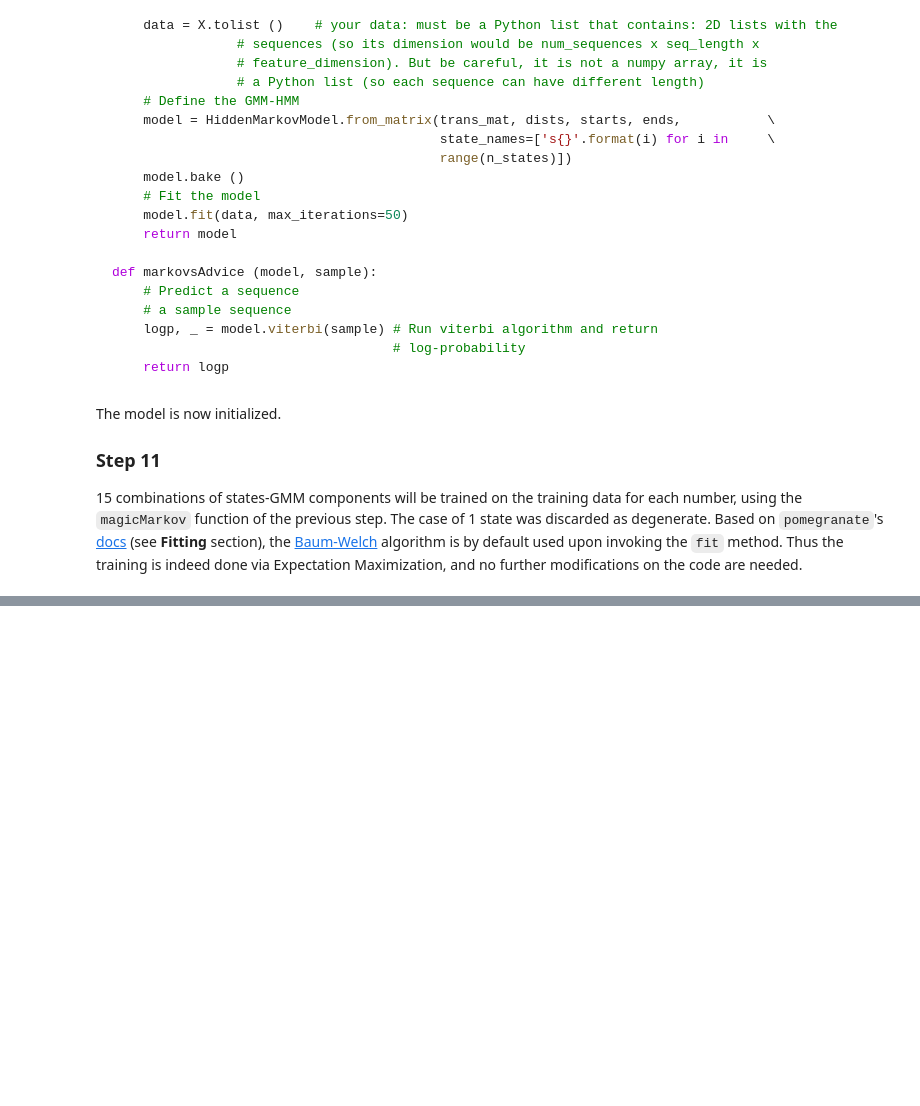
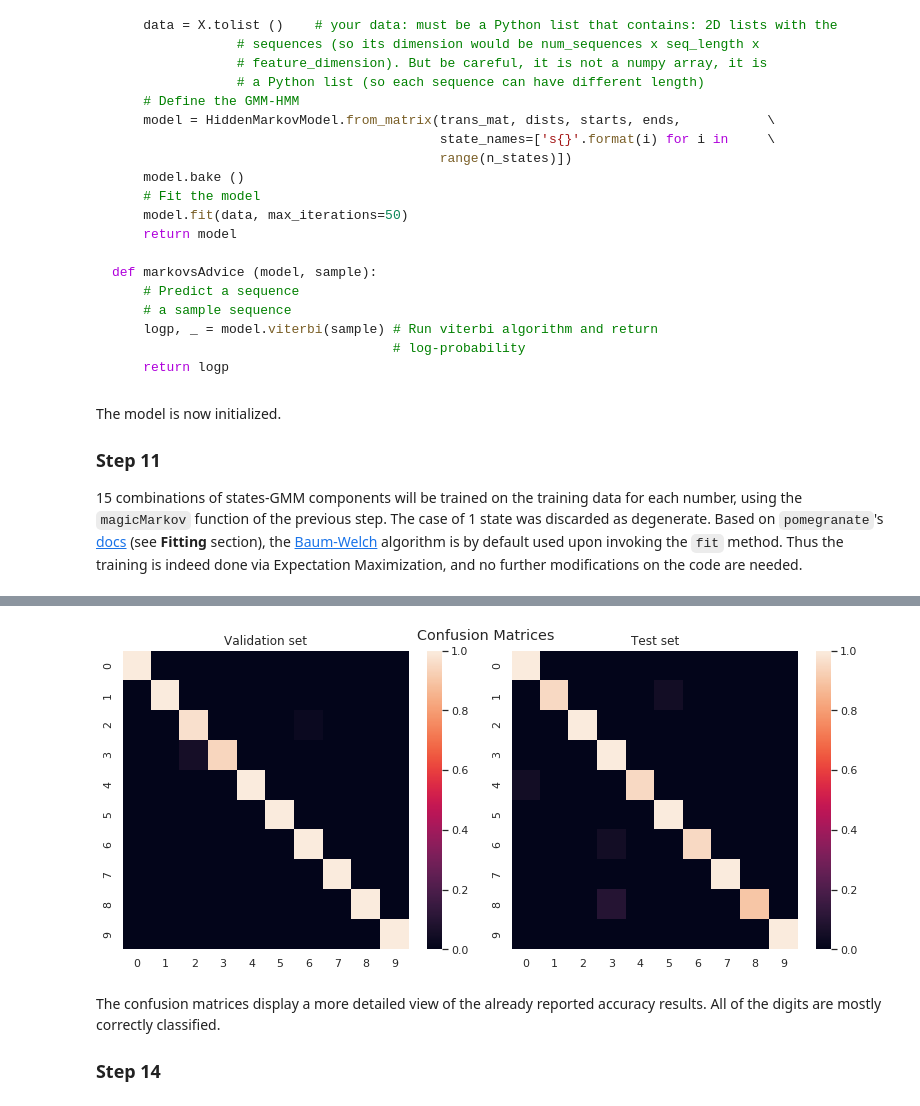
Before and after one commit to kotskon/patrec19, a Jupyter notebook: labTwo/PatRec19_Lab2.ipynb, the cells around one changed output, grey strips where cells are left out. Saved outputs shown, nothing was run; the diff lists cells and outputs as text; code cells hidden in the pictures; blank space fills up the shorter version.

Commit message:
Step 14 remains!

```diff
--- a/labTwo/PatRec19_Lab2.ipynb
+++ b/labTwo/PatRec19_Lab2.ipynb
@@ -818,0 +912,3 @@ To carry over this step, we iterate over all produced models, bagged in sets of
+# %%
+final_model = hmm.ensembleSummon (models, 4, 5)
+print ('Performance on test set:', hmm.markovsScore (final_model, np.array (X_test), np.array (y_test)))
@@ -818,0 +934,21 @@ To carry over this step, we iterate over all produced models, bagged in sets of
+# %%
+import matplotlib.pyplot as plt
+import seaborn as sns
+sns.set ()
+
+fig = plt.figure (figsize = (11 ,5))
+ax1 = fig.add_subplot (1, 2, 1)
+ax1 = sns.heatmap (hmm.markovsConfusion (final_model, X_val, y_val))
+ax1.set_title ('Validation set')
+ax2 = fig.add_subplot (1, 2, 2)
+ax2 = sns.heatmap (hmm.markovsConfusion (final_model, np.array (X_test), np.array (y_test)))
+ax2.set_title ('Test set')
+fig.tight_layout ()
+fig.suptitle ('Confusion Matrices')
+plt.show ()
+# %% [output]
+[figure, added]
+# %% [markdown]
+The confusion matrices display a more detailed view of the already reported accuracy results. All of the digits are mostly correctly classified.
+
+### Step 14
```
Also changed, not shown: parts of 13 cells of this notebook, 1 other file.
